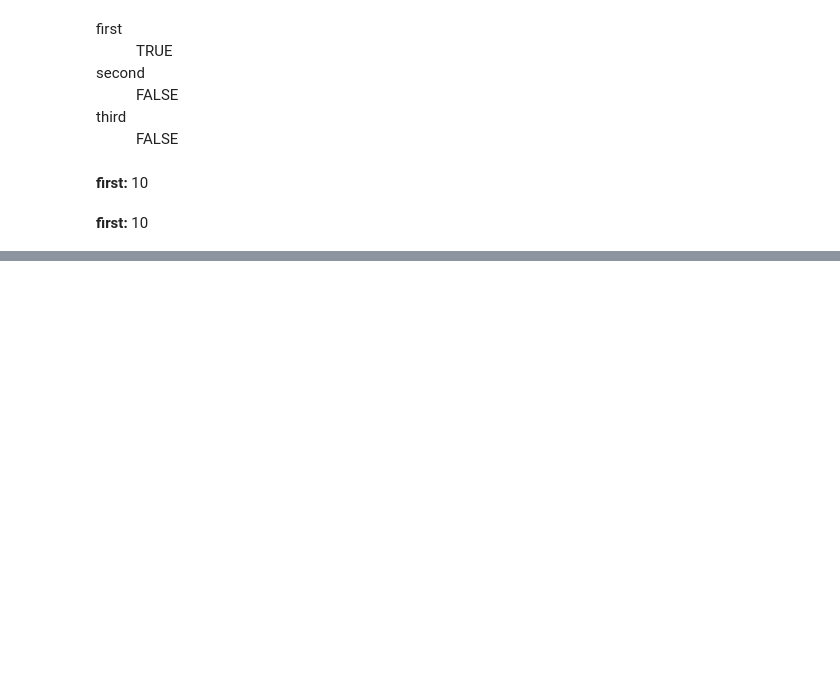
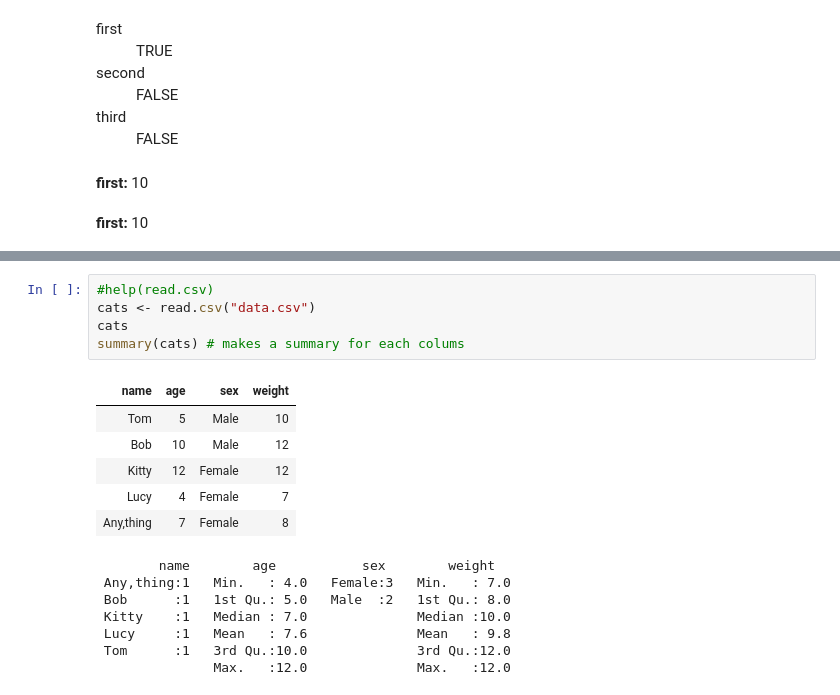
Before and after one commit to iposov/students-site, a Jupyter notebook: 18fall/mathematical_packages/r.ipynb, the cells around one changed output, grey strips where cells are left out. Saved outputs shown, nothing was run; the diff lists cells and outputs as text; blank space fills up the shorter version.

```diff
--- a/18fall/mathematical_packages/r.ipynb
+++ b/18fall/mathematical_packages/r.ipynb
@@ -301,0 +412,19 @@ first: 10
+# %%
+#help(read.csv)
+cats <- read.csv("data.csv")
+cats
+summary(cats) # makes a summary for each colums
+# %% [output]
+| name | age | sex | weight |
+| Tom | 5 | Male | 10 |
+| Bob | 10 | Male | 12 |
+| Kitty | 12 | Female | 12 |
+| Lucy | 4 | Female | 7 |
+| Any,thing | 7 | Female | 8 |
+        name        age           sex        weight
+ Any,thing:1   Min.   : 4.0   Female:3   Min.   : 7.0
+ Bob      :1   1st Qu.: 5.0   Male  :2   1st Qu.: 8.0
+ Kitty    :1   Median : 7.0              Median :10.0
+ Lucy     :1   Mean   : 7.6              Mean   : 9.8
+ Tom      :1   3rd Qu.:10.0              3rd Qu.:12.0
+               Max.   :12.0              Max.   :12.0
```
Also changed, not shown: parts of 22 cells of this notebook.
